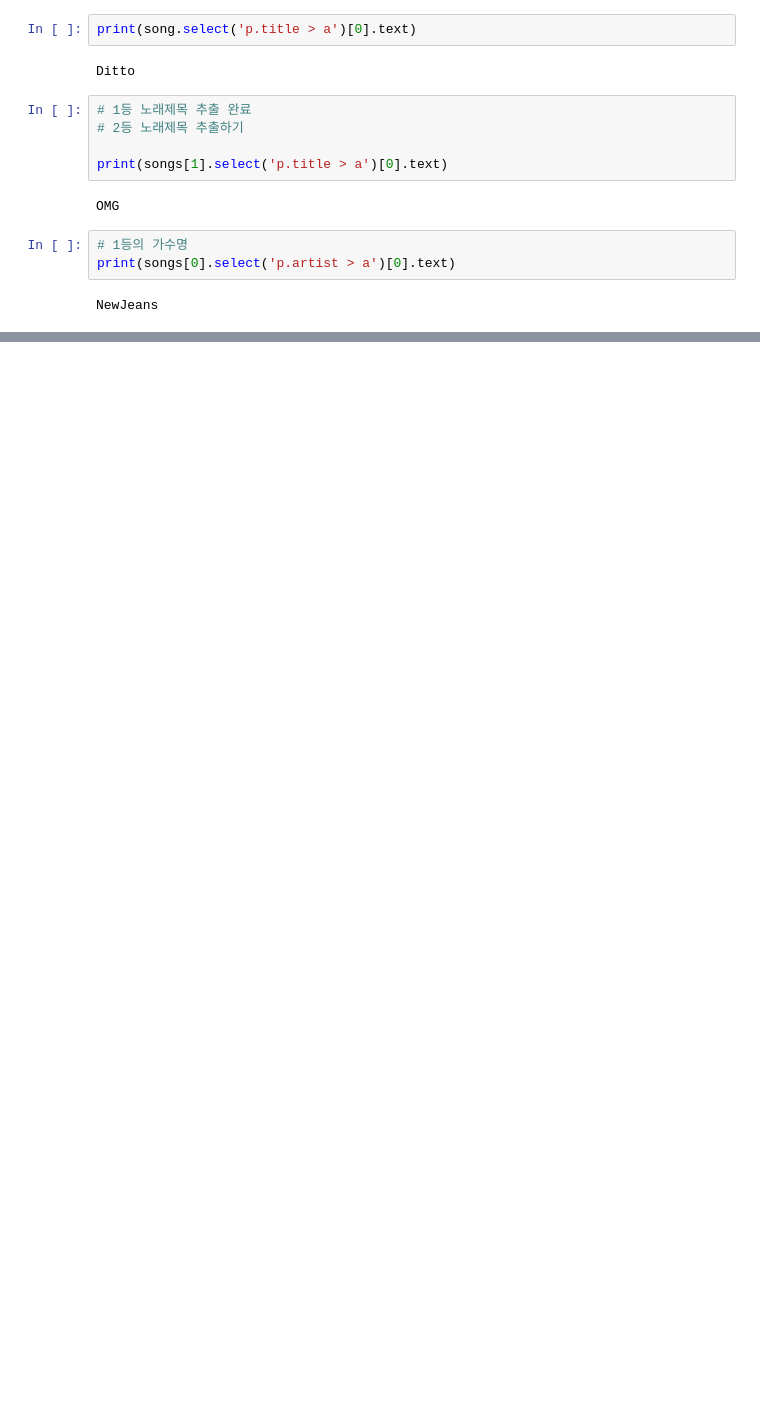
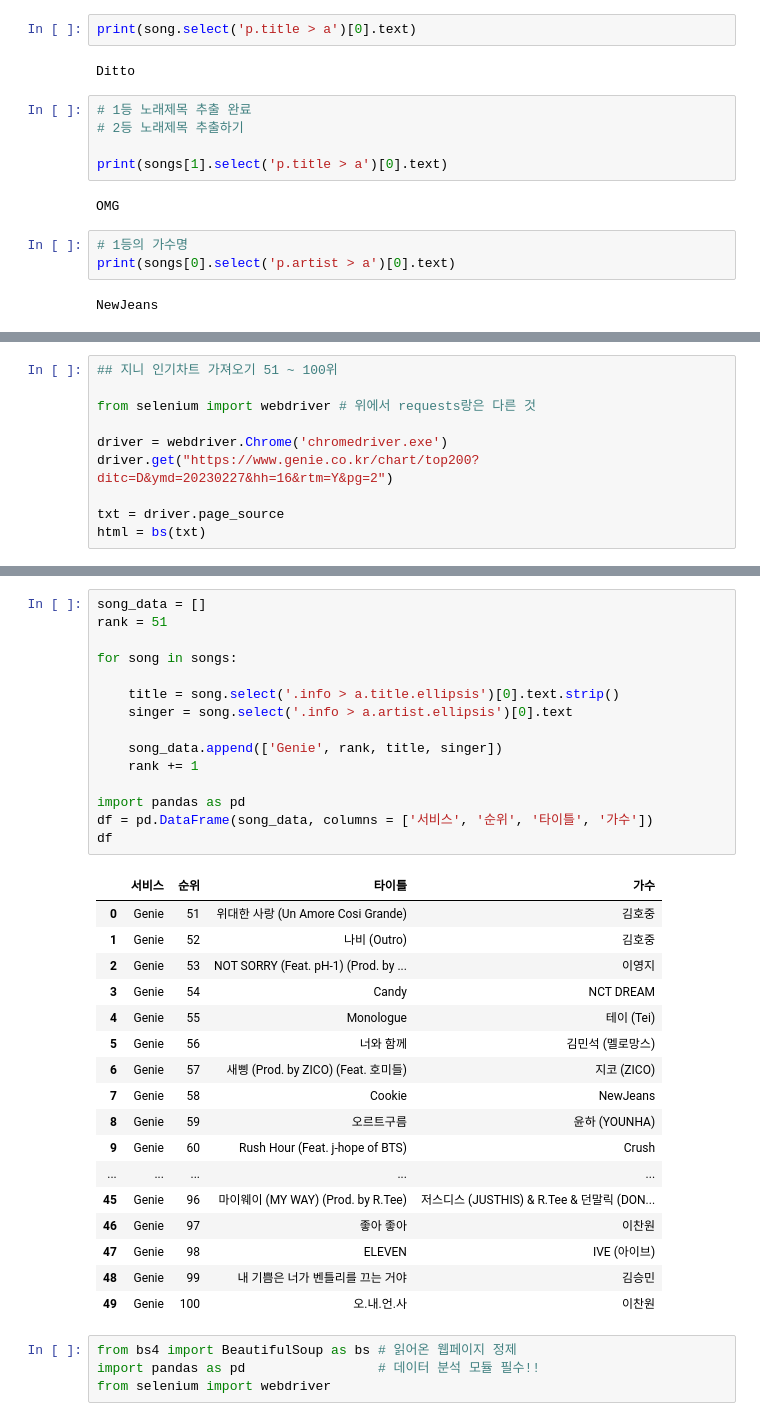
Before and after one commit to GwonDooHyeon/python, a Jupyter notebook: Crawling/day01.ipynb, the cells around one changed output, grey strips where cells are left out. Cells and saved outputs as stored; diff of their text form; blank space fills up the shorter version.

```diff
--- a/Crawling/day01.ipynb
+++ b/Crawling/day01.ipynb
@@ -155,0 +329,10 @@ ModuleNotFoundError: No module named 'openpyxl'
+# %%
+## 지니 인기차트 가져오기 51 ~ 100위
+
+from selenium import webdriver # 위에서 requests랑은 다른 것
+
+driver = webdriver.Chrome('chromedriver.exe')
+driver.get("https://www.genie.co.kr/chart/top200?ditc=D&ymd=20230227&hh=16&rtm=Y&pg=2")
+
+txt = driver.page_source
+html = bs(txt)
@@ -155,0 +347,37 @@ ModuleNotFoundError: No module named 'openpyxl'
+# %%
+song_data = []
+rank = 51
+
+for song in songs:
+
+    title = song.select('.info > a.title.ellipsis')[0].text.strip()
+    singer = song.select('.info > a.artist.ellipsis')[0].text
+
+    song_data.append(['Genie', rank, title, singer])
+    rank += 1
+
+import pandas as pd
+df = pd.DataFrame(song_data, columns = ['서비스', '순위', '타이틀', '가수'])
+df
+# %% [output]
+|  | 서비스 | 순위 | 타이틀 | 가수 |
+| 0 | Genie | 51 | 위대한 사랑 (Un Amore Cosi Grande) | 김호중 |
+| 1 | Genie | 52 | 나비 (Outro) | 김호중 |
+| 2 | Genie | 53 | NOT SORRY (Feat. pH-1) (Prod. by ... | 이영지 |
+| 3 | Genie | 54 | Candy | NCT DREAM |
+| 4 | Genie | 55 | Monologue | 테이 (Tei) |
+| 5 | Genie | 56 | 너와 함께 | 김민석 (멜로망스) |
+| 6 | Genie | 57 | 새삥 (Prod. by ZICO) (Feat. 호미들) | 지코 (ZICO) |
+| 7 | Genie | 58 | Cookie | NewJeans |
+| 8 | Genie | 59 | 오르트구름 | 윤하 (YOUNHA) |
+| 9 | Genie | 60 | Rush Hour (Feat. j-hope of BTS) | Crush |
+| ... | ... | ... | ... | ... |
+| 45 | Genie | 96 | 마이웨이 (MY WAY) (Prod. by R.Tee) | 저스디스 (JUSTHIS) & R.Tee & 던말릭 (DON... |
+| 46 | Genie | 97 | 좋아 좋아 | 이찬원 |
+| 47 | Genie | 98 | ELEVEN | IVE (아이브) |
+| 48 | Genie | 99 | 내 기쁨은 너가 벤틀리를 끄는 거야 | 김승민 |
+| 49 | Genie | 100 | 오.내.언.사 | 이찬원 |
+# %%
+from bs4 import BeautifulSoup as bs # 읽어온 웹페이지 정제
+import pandas as pd                 # 데이터 분석 모듈 필수!!
+from selenium import webdriver
```
Also changed, not shown: parts of 24 cells of this notebook, 2 other files.
